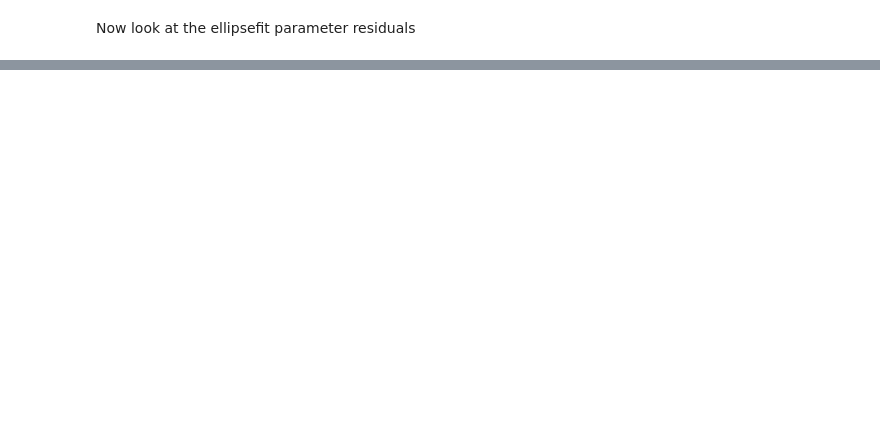
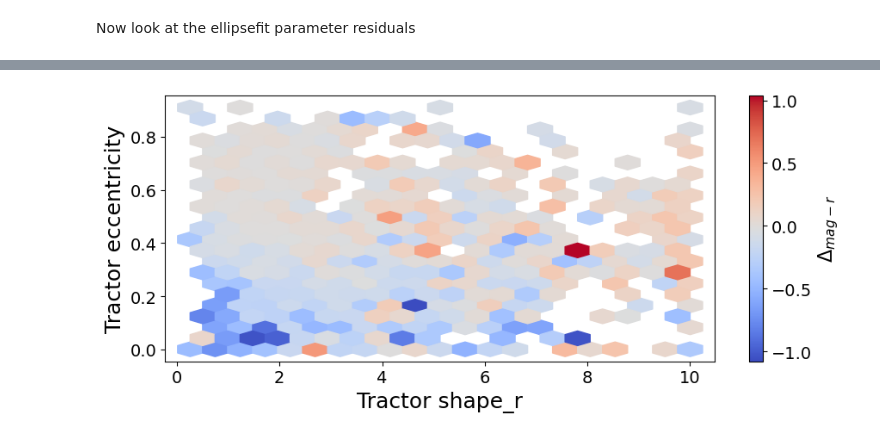
Before and after one commit to mattkwiecien/legacyhalos, a Jupyter notebook: science/sv3/sv3_mag_subsample_comparison.ipynb, the cells around one changed output, grey strips where cells are left out. Drawn from its saved outputs; the diff is of its cells as text; code cells hidden in the pictures; blank space fills up the shorter version.

Commit message:
Restructuring the notebook to be less messy, using hexbin insteaad of a custom binning approach.

```diff
--- a/science/sv3/sv3_mag_subsample_comparison.ipynb
+++ b/science/sv3/sv3_mag_subsample_comparison.ipynb
@@ -379,0 +363,15 @@ for ec in ellipse_cols:
+# %%
+fig, (ax0) = plt.subplots(ncols=1, sharey=True, figsize=(9, 4))
+hb = plt.hexbin(tractor['shape_r'], e, C=delta_mag_r, gridsize=20, cmap='coolwarm')
+
+cb = fig.colorbar(hb, ax=ax0)
+cb.set_label(r'$\Delta_{mag-r}$', fontsize=16)
+ax0.set_xlabel('Tractor shape_r', fontsize=18)
+ax0.set_ylabel('Tractor eccentricity', fontsize=18)
+fig.tight_layout()
+fig.savefig(figure_path+'2d_tractor_shape_eccentricity_residuals.png')
+
+fig = plt.figure(figsize = (9,4))
+plt.close()
+# %% [output]
+[figure, added]
```
Also changed, not shown: parts of 34 cells of this notebook.
